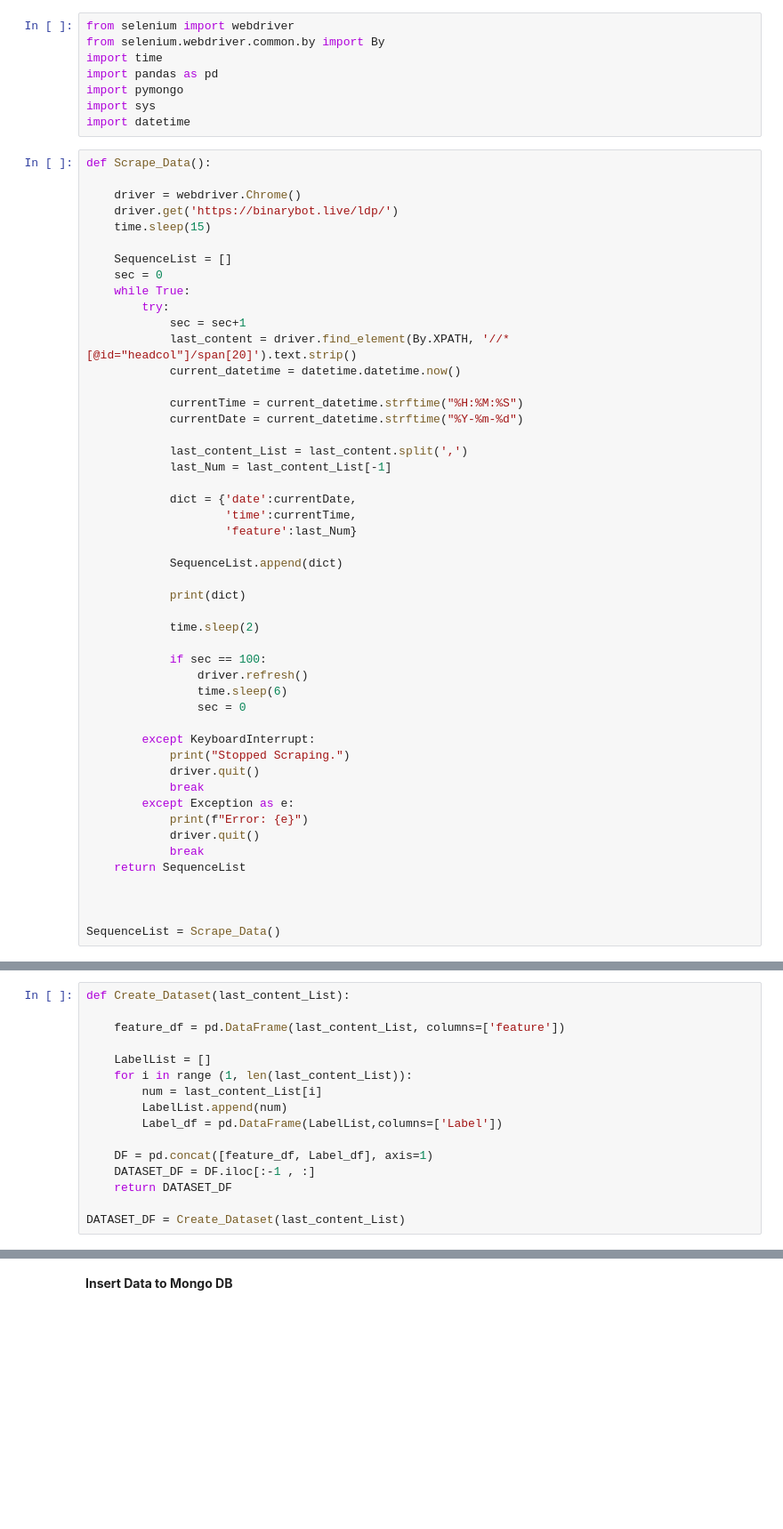
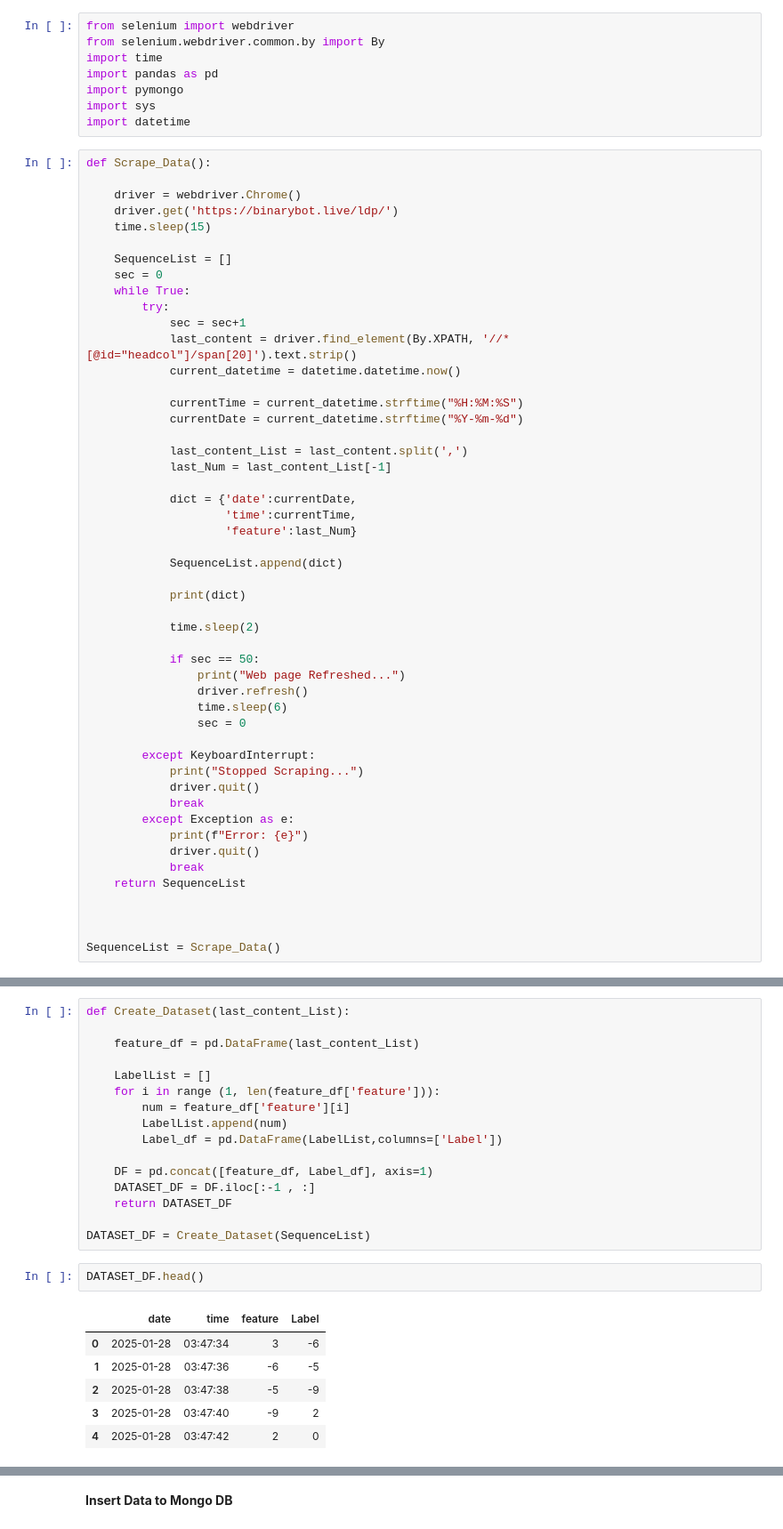
Before and after one commit to TharukaAkshan/BynerAnalyzerPrediction, a Jupyter notebook: Codes/WebScrape.ipynb, the cells around one changed output, grey strips where cells are left out. Shown at 89% size. Saved outputs shown, nothing was run; the diff lists cells and outputs as text; blank space fills up the shorter version.

```diff
--- a/Codes/WebScrape.ipynb
+++ b/Codes/WebScrape.ipynb
@@ -39,13 +39,14 @@ def Scrape_Data():
 
             time.sleep(2)
 
-            if sec == 100:
+            if sec == 50:
+                print("Web page Refreshed...")
                 driver.refresh()
                 time.sleep(6)
                 sec = 0
 
         except KeyboardInterrupt:
-            print("Stopped Scraping.")
+            print("Stopped Scraping...")
             driver.quit()
             break
         except Exception as e:
@@ -60,11 +79,11 @@ SequenceList = Scrape_Data()
 # %%
 def Create_Dataset(last_content_List):
 
-    feature_df = pd.DataFrame(last_content_List, columns=['feature'])
+    feature_df = pd.DataFrame(last_content_List)
 
     LabelList = []
-    for i in range (1, len(last_content_List)):
-        num = last_content_List[i]
+    for i in range (1, len(feature_df['feature'])):
+        num = feature_df['feature'][i]
         LabelList.append(num)
         Label_df = pd.DataFrame(LabelList,columns=['Label'])
 
@@ -72,5 +91,14 @@ def Create_Dataset(last_content_List):
     DATASET_DF = DF.iloc[:-1 , :]
     return DATASET_DF
 
-DATASET_DF = Create_Dataset(last_content_List)
+DATASET_DF = Create_Dataset(SequenceList)
+# %%
+DATASET_DF.head()
+# %% [output]
+|  | date | time | feature | Label |
+| 0 | 2025-01-28 | 03:47:34 | 3 | -6 |
+| 1 | 2025-01-28 | 03:47:36 | -6 | -5 |
+| 2 | 2025-01-28 | 03:47:38 | -5 | -9 |
+| 3 | 2025-01-28 | 03:47:40 | -9 | 2 |
+| 4 | 2025-01-28 | 03:47:42 | 2 | 0 |
 # %%
```
Also changed, not shown: parts of 5 cells of this notebook, 1 other file.
